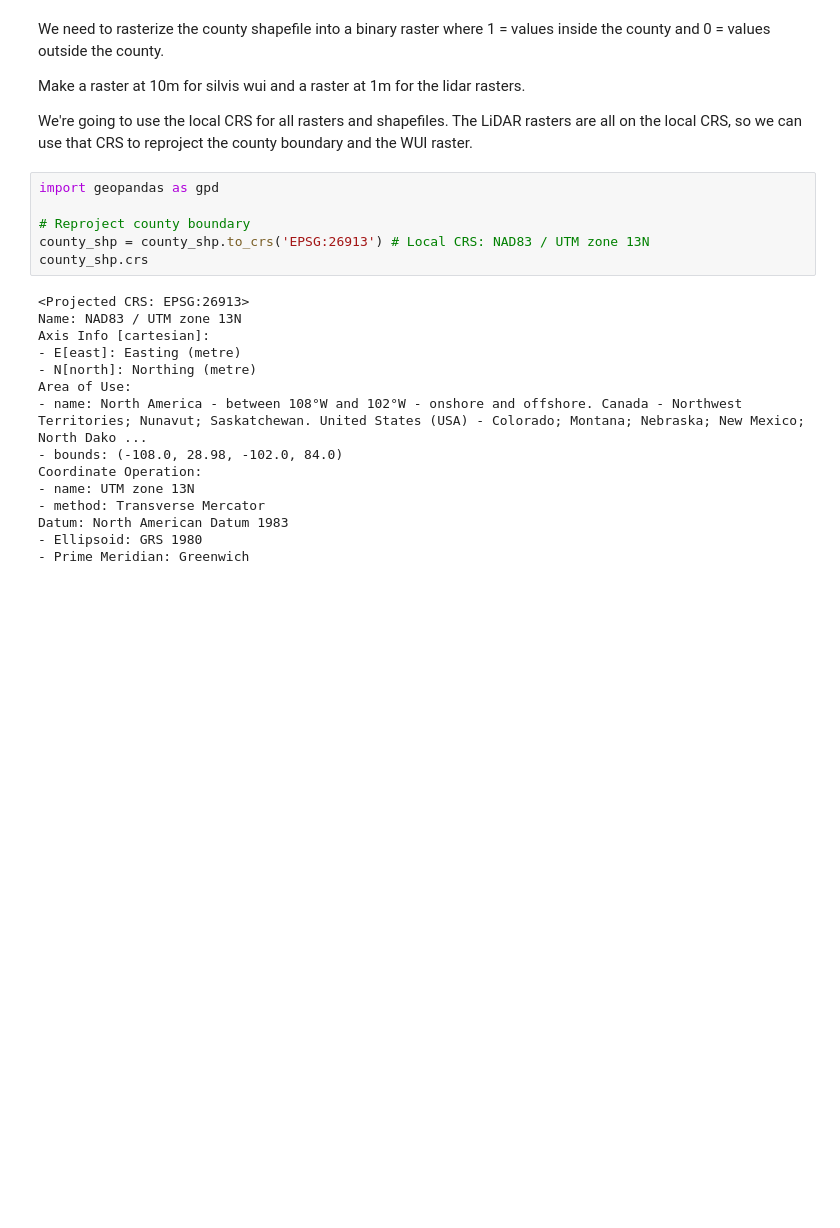
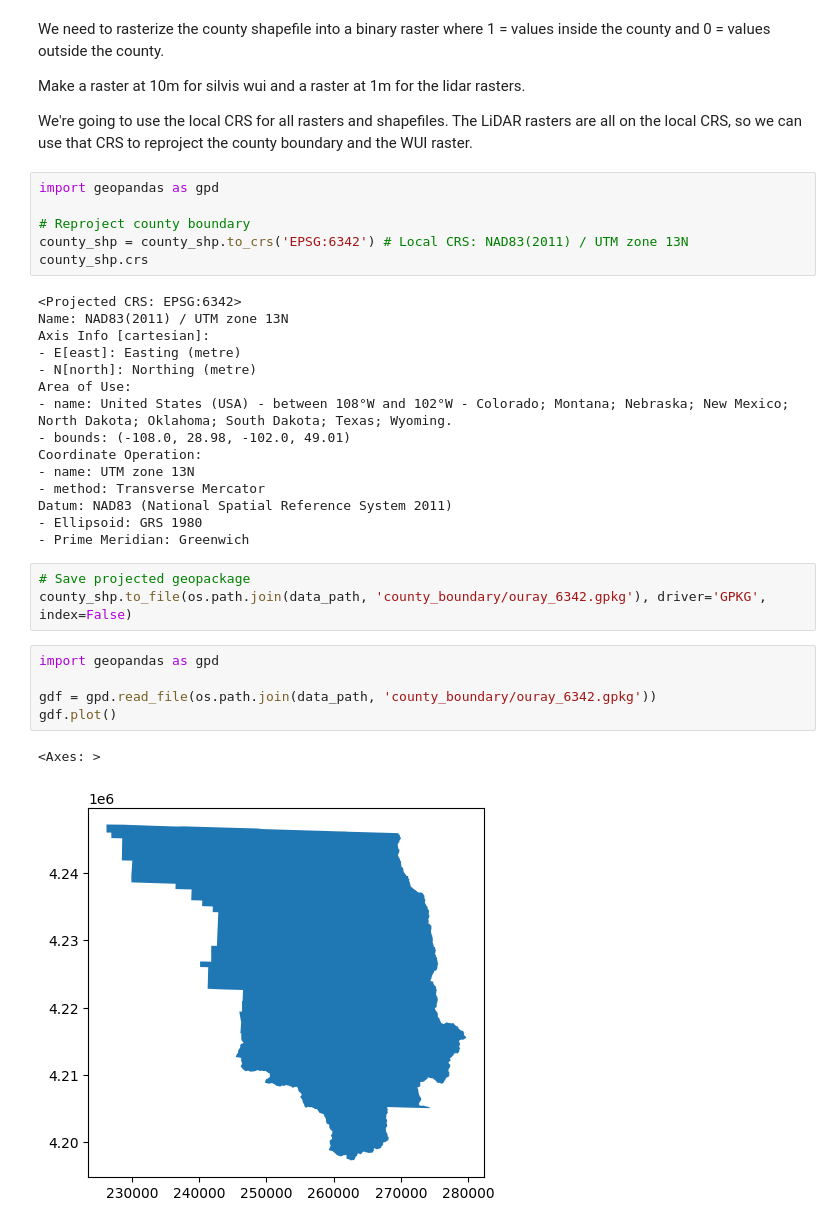
Before and after one commit to bryceayoung/ouray, a Jupyter notebook: workflows/data_prep/raster_prep.ipynb, the cells around one changed output. Saved outputs shown, nothing was run; the diff lists cells and outputs as text; blank space fills up the shorter version.

Commit message:
saved county 1m and 10m rasters and reprojected silvis wui

```diff
--- a/workflows/data_prep/raster_prep.ipynb
+++ b/workflows/data_prep/raster_prep.ipynb
@@ -130,20 +133,31 @@ We're going to use the local CRS for all rasters and shapefiles. The LiDAR raste
 import geopandas as gpd
 
 # Reproject county boundary
-county_shp = county_shp.to_crs('EPSG:26913') # Local CRS: NAD83 / UTM zone 13N
+county_shp = county_shp.to_crs('EPSG:6342') # Local CRS: NAD83(2011) / UTM zone 13N
 county_shp.crs
 # %% [output]
-<Projected CRS: EPSG:26913>
-Name: NAD83 / UTM zone 13N
+<Projected CRS: EPSG:6342>
+Name: NAD83(2011) / UTM zone 13N
 Axis Info [cartesian]:
 - E[east]: Easting (metre)
 - N[north]: Northing (metre)
 Area of Use:
-- name: North America - between 108°W and 102°W - onshore and offshore. Canada - Northwest Territories; Nunavut; Saskatchewan. United States (USA) - Colorado; Montana; Nebraska; New Mexico; North Dako ...
-- bounds: (-108.0, 28.98, -102.0, 84.0)
+- name: United States (USA) - between 108°W and 102°W - Colorado; Montana; Nebraska; New Mexico; North Dakota; Oklahoma; South Dakota; Texas; Wyoming.
+- bounds: (-108.0, 28.98, -102.0, 49.01)
 Coordinate Operation:
 - name: UTM zone 13N
 - method: Transverse Mercator
-Datum: North American Datum 1983
+Datum: NAD83 (National Spatial Reference System 2011)
 - Ellipsoid: GRS 1980
 - Prime Meridian: Greenwich
+# %%
+# Save projected geopackage
+county_shp.to_file(os.path.join(data_path, 'county_boundary/ouray_6342.gpkg'), driver='GPKG', index=False)
+# %%
+import geopandas as gpd
+
+gdf = gpd.read_file(os.path.join(data_path, 'county_boundary/ouray_6342.gpkg'))
+gdf.plot()
+# %% [output]
+<Axes: >
+[figure, added]
```
Also changed, not shown: parts of 9 cells of this notebook.
